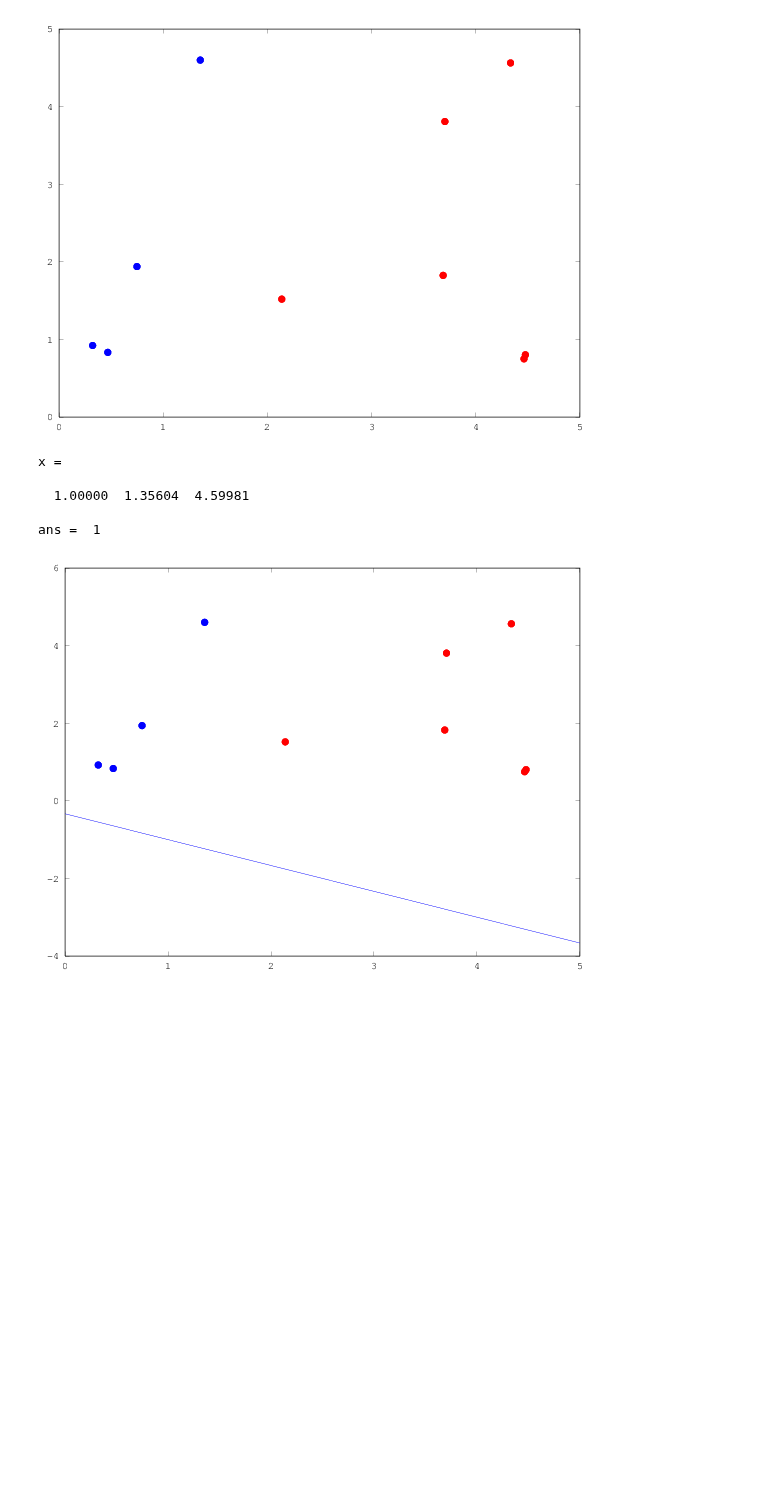
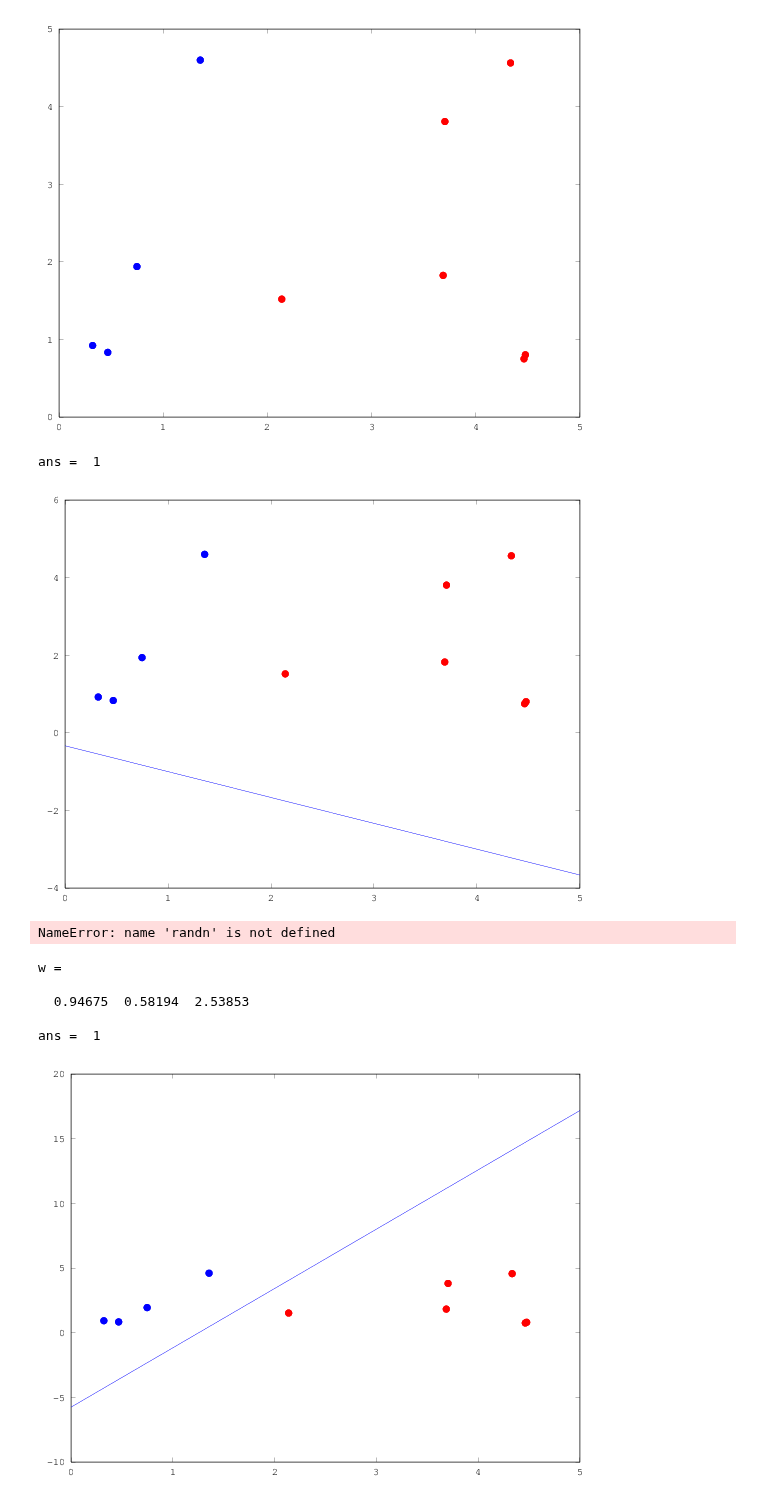
Before and after one commit to Chuphay/school, a Jupyter notebook: ML/Octave Practice.ipynb, the cells around one changed output. Saved outputs shown, nothing was run; the diff lists cells and outputs as text; code cells hidden in the pictures; blank space fills up the shorter version.

```diff
--- a/ML/Octave Practice.ipynb
+++ b/ML/Octave Practice.ipynb
@@ -73,7 +73,7 @@ endfunction
 
 function plot_data (data)
     hold on;
-    for i =1:10
+    for i =1:length(data)
         if data(i,3) == 1
             scatter(data(i,1),data(i,2),20, 'r', 'filled')
             #data(i,3) = 1;
@@ -98,13 +98,52 @@ function result = classify (w, x)
 endfunction
 
 classify([1,2,3],data(i,1:2))
-plot_data(data)
+
 
 plot_perceptron([1 2 3])
+plot_data(data)
 # %% [output]
-x =
-
-  1.00000  1.35604  4.59981
-
 ans =  1
 [figure]
+# %%
+w = randn(3)
+while True:
+    error = False
+    for i in data:
+        if(classify(w,data(i,1:2)) != data[i][2]):
+            error = True
+            w = w + data[i][2]*[1,data(i,1:2)];
+        endif
+
+    if(error == False):
+        break
+# %% [output]
+NameError: name 'randn' is not defined
+# %%
+%%octave
+
+w = randn(1,3) #make a vector of
+classify(w,data(3,1:2))
+
+while true
+    error = false;
+    for i = 1:length(data)
+        if classify(w, data(i,1:2)) != data(i,3)
+            error = true;
+            w = w + data(i,3)*[1,data(i,1:2)];
+        endif;
+    end;
+    if error == false
+        break;
+    endif;
+endwhile;
+
+plot_perceptron(w)
+plot_data(data)
+# %% [output]
+w =
+
+  0.94675  0.58194  2.53853
+
+ans =  1
+[figure, added]
```
